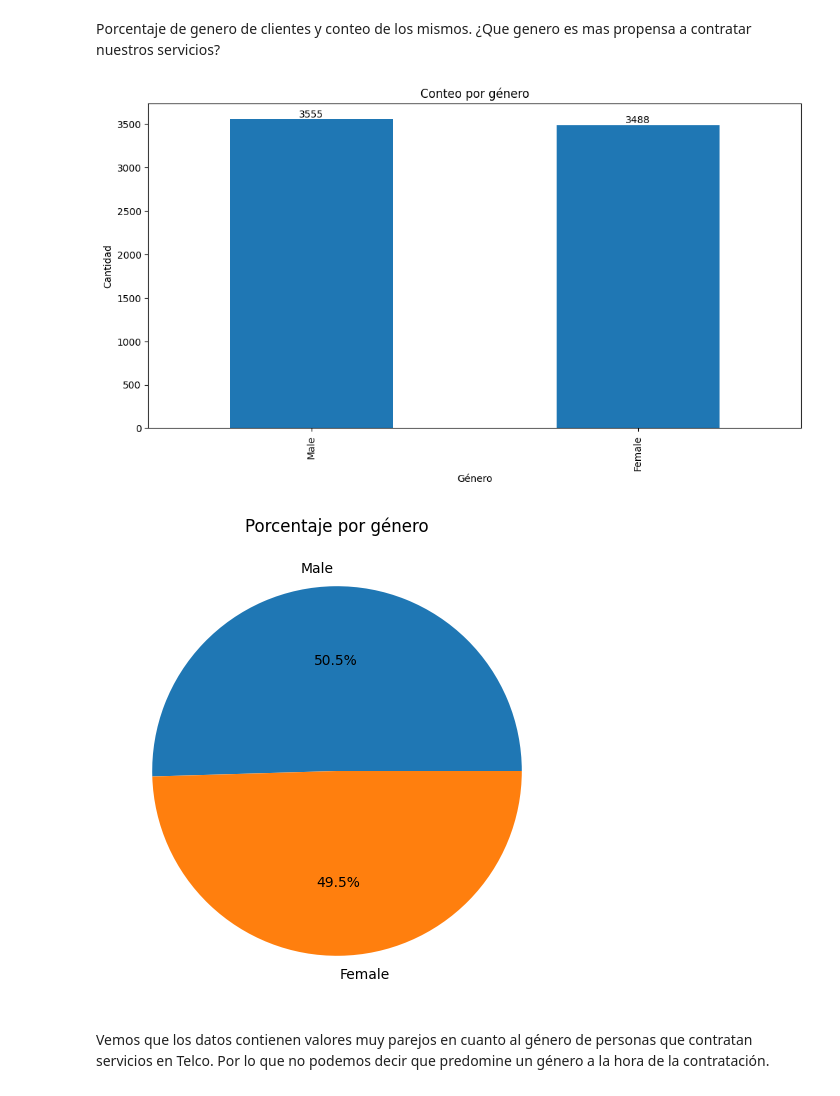
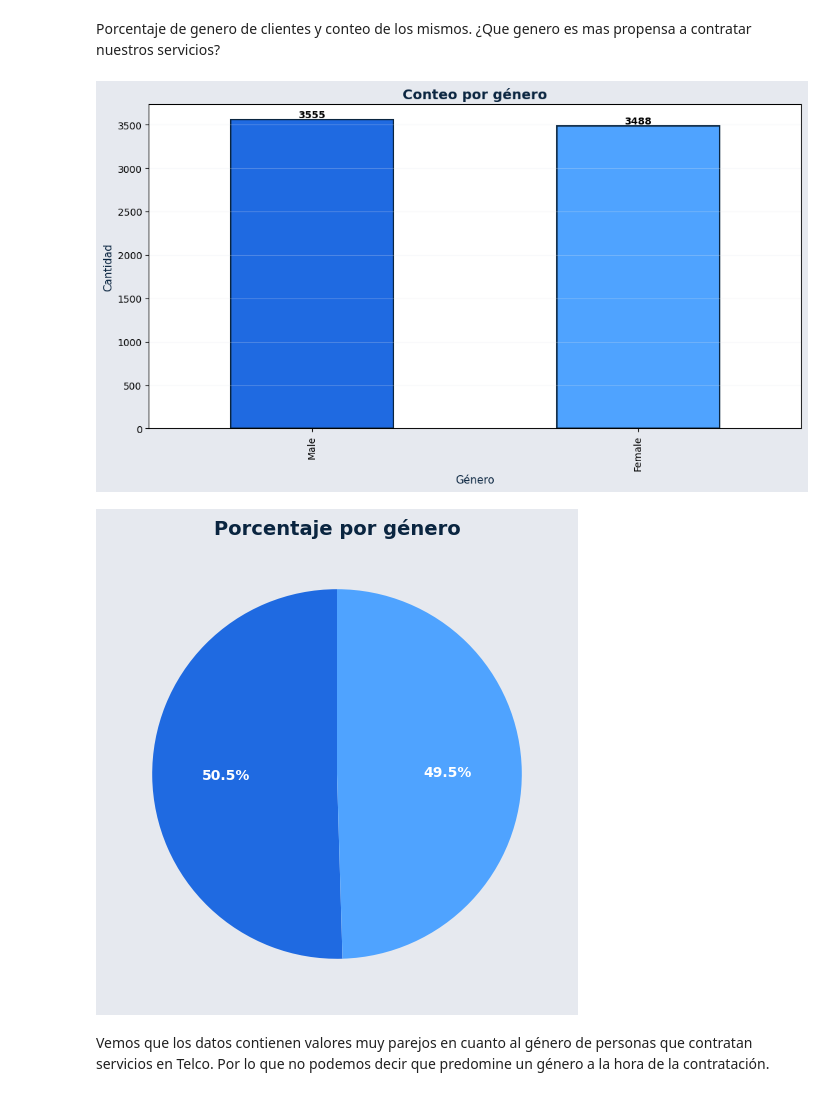
Before and after one commit to paranedagarcia/MLcompleto, a Jupyter notebook: notebooks/EDA_categoricas.ipynb, the cells around one changed output. Cells and saved outputs as stored; diff of their text form; code cells hidden in the pictures.

```diff
--- a/notebooks/EDA_categoricas.ipynb
+++ b/notebooks/EDA_categoricas.ipynb
@@ -28,3 +28,27 @@ import numpy as np
 import matplotlib.pyplot as plt
 import seaborn as sns
 import missingno as msns
+# %%
+
+# ========================================
+# PALETA DE COLORES TELECOM MODERNA 🎨
+# ========================================
+# Definir la paleta de colores corporativa
+COLORES_TELCO = {
+    'azul_profundo': '#0A2540',      # Confianza, solidez
+    'azul_medio': '#1F6AE1',         # Innovación, conectividad
+    'celeste': '#4FA3FF',            # Velocidad, datos
+    'verde_lima': '#2ED3A7',         # Éxito, retención
+    'naranja': '#FF9F43',            # Alerta, riesgo
+    'gris_neutro': '#E6E9EF'         # Limpieza, profesionalismo
+}
+
+# Alias para uso más fácil
+POSITIVO = COLORES_TELCO['verde_lima']
+NEGATIVO = COLORES_TELCO['naranja']
+PRINCIPAL = COLORES_TELCO['azul_medio']
+SECUNDARIO = COLORES_TELCO['celeste']
+TITULO = COLORES_TELCO['azul_profundo']
+FONDO = COLORES_TELCO['gris_neutro']
+
+print("✅ Paleta Telecom Moderna cargada!")
@@ -70,32 +96,37 @@ Porcentaje de genero de clientes y conteo de los mismos. ¿Que genero es mas pro
 conteo_genero = df_copy['gender'].value_counts()
 
 # Gráfica de barras
-plt.figure(figsize=(12,6))
-ax = conteo_genero.plot(kind='bar')
+plt.figure(figsize=(12,6), facecolor=FONDO)
+ax = conteo_genero.plot(kind='bar', color=[PRINCIPAL, SECUNDARIO], edgecolor=TITULO, linewidth=1.5)
 
-plt.title('Conteo por género')
-plt.xlabel('Género')
-plt.ylabel('Cantidad')
+plt.title('Conteo por género', fontsize=14, fontweight='bold', color=TITULO)
+plt.xlabel('Género', fontsize=11, color=TITULO)
+plt.ylabel('Cantidad', fontsize=11, color=TITULO)
+plt.grid(axis='y', alpha=0.3, color=FONDO)
 
 # Añadir el valor exacto encima de cada barra
 for i, valor in enumerate(conteo_genero.values):
-    ax.text(i, valor, str(valor), ha='center', va='bottom')
+    ax.text(i, valor, str(valor), ha='center', va='bottom', fontweight='bold')
 
 plt.show()
 # %% [output]
-[figure, old version]
+[figure, new version]
 # %%
 # Porcentaje por género
 porcentaje_genero = df['gender'].value_counts(normalize=True) * 100
 
 # Gráfica de tarta
-plt.figure(figsize=(12,6))
-porcentaje_genero.plot(kind='pie', autopct='%1.1f%%')
-plt.title('Porcentaje por género')
+plt.figure(figsize=(12,6), facecolor=FONDO)
+wedges, texts, autotexts = plt.pie(porcentaje_genero, autopct='%1.1f%%',
+                                     colors=[PRINCIPAL, SECUNDARIO], startangle=90)
+plt.title('Porcentaje por género', fontsize=14, fontweight='bold', color=TITULO)
+for autotext in autotexts:
+    autotext.set_color('white')
+    autotext.set_fontweight('bold')
 plt.ylabel('')  # Quita el texto del eje Y
 plt.show()
 # %% [output]
-[figure, old version]
+[figure, new version]
 # %% [markdown]
 Vemos que los datos contienen valores muy parejos en cuanto al género de personas que contratan servicios en Telco. Por lo que no podemos decir que predomine un género a la hora de la contratación.
 # %% [markdown]
```
Also changed, not shown: parts of 23 cells of this notebook.
